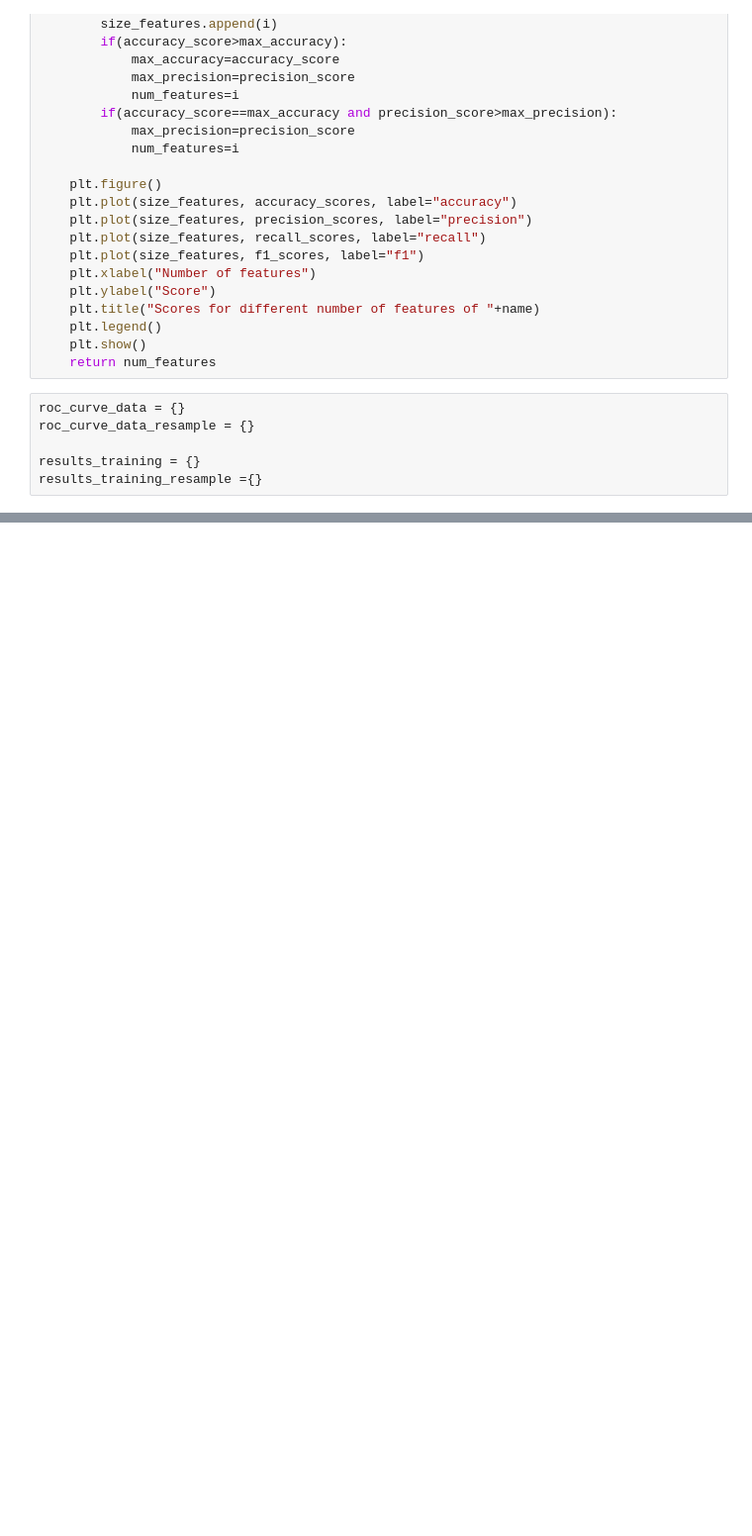
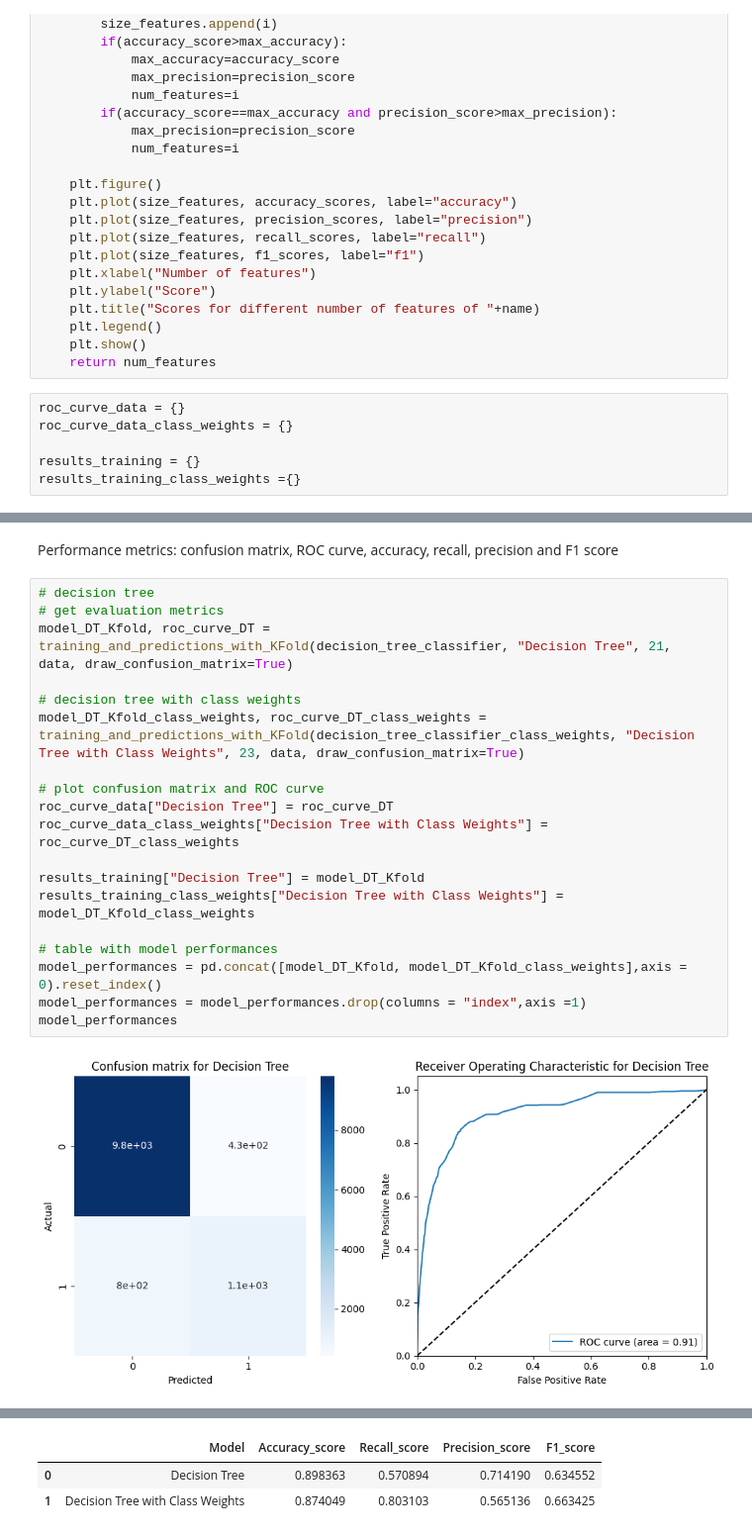
Before and after one commit to marianaosiecka/ML_project_uwr_2025, a Jupyter notebook: project.ipynb, the cells around one changed output, grey strips where cells are left out. Shown at 99% size. Saved outputs shown, nothing was run; the diff lists cells and outputs as text; blank space fills up the shorter version.

```diff
--- a/project.ipynb
+++ b/project.ipynb
@@ -519,7 +524,7 @@ def features_num_training_and_predictions_with_KFold(Algorithm, name, data=data)
     return num_features
 # %%
 roc_curve_data = {}
-roc_curve_data_resample = {}
+roc_curve_data_class_weights = {}
 
 results_training = {}
-results_training_resample ={}
+results_training_class_weights ={}
@@ -525,0 +605,23 @@ results_training_resample ={}
+# %% [markdown]
+Performance metrics: confusion matrix, ROC curve, accuracy, recall, precision and F1 score
+# %%
+# decision tree
+# get evaluation metrics
+model_DT_Kfold, roc_curve_DT = training_and_predictions_with_KFold(decision_tree_classifier, "Decision Tree", 21,  data, draw_confusion_matrix=True)
+
+# decision tree with class weights
+model_DT_Kfold_class_weights, roc_curve_DT_class_weights = training_and_predictions_with_KFold(decision_tree_classifier_class_weights, "Decision Tree with Class Weights", 23, data, draw_confusion_matrix=True)
+
+# plot confusion matrix and ROC curve
+roc_curve_data["Decision Tree"] = roc_curve_DT
+roc_curve_data_class_weights["Decision Tree with Class Weights"] = roc_curve_DT_class_weights
+
+results_training["Decision Tree"] = model_DT_Kfold
+results_training_class_weights["Decision Tree with Class Weights"] = model_DT_Kfold_class_weights
+
+# table with model performances
+model_performances = pd.concat([model_DT_Kfold, model_DT_Kfold_class_weights],axis = 0).reset_index()
+model_performances = model_performances.drop(columns = "index",axis =1)
+model_performances
+# %% [output]
+[figure, added]
@@ -525,0 +629,3 @@ results_training_resample ={}
+|  | Model | Accuracy_score | Recall_score | Precision_score | F1_score |
+| 0 | Decision Tree | 0.898363 | 0.570894 | 0.714190 | 0.634552 |
+| 1 | Decision Tree with Class Weights | 0.874049 | 0.803103 | 0.565136 | 0.663425 |
```
Also changed, not shown: parts of 13 cells of this notebook.
